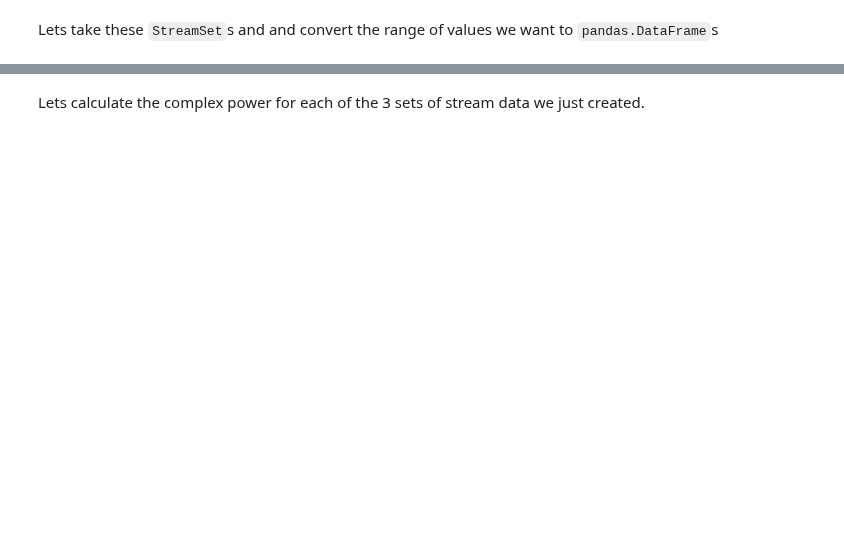
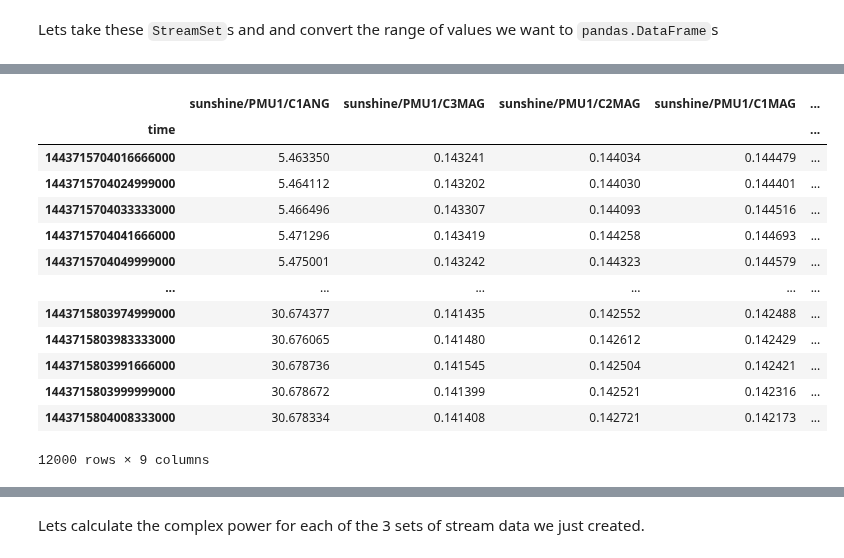
Before and after one commit to PingThingsIO/ni4ai-notebooks, a Jupyter notebook: tutorials/11 - Calculating Complex Power from Sunshine Dataset.ipynb, the cells around one changed output, grey strips where cells are left out. Cells and saved outputs as stored; diff of their text form; code cells hidden in the pictures; blank space fills up the shorter version.

```diff
--- a/tutorials/11 - Calculating Complex Power from Sunshine Dataset.ipynb
+++ b/tutorials/11 - Calculating Complex Power from Sunshine Dataset.ipynb
@@ -165,16 +271,31 @@ Lets convert our magnitude and angles to their complex forms for each combinatio
 # %%
 prefix = "sunshine/PMU1/"
 mag = "MAG"
 ang = "ANG"
 for i in range(1, int(len(pmu1_c) / 2) + 1):
     # convert to radians and unwrap the angles
     pmu1_current_df[f"{prefix}C{i}{ang}"] = np.unwrap(
         np.deg2rad(pmu1_current_df[f"{prefix}C{i}{ang}"][:])
     )
     pmu1_current_df[f"{prefix}{i}_complex_current"] = pmu1_current_df[
         f"{prefix}C{i}{mag}"
     ] * np.exp(1j * pmu1_current_df[f"{prefix}C{i}{ang}"])
-display(pmu1_current_df)
+pmu1_current_df
+# %% [output]
+|  | sunshine/PMU1/C1ANG | sunshine/PMU1/C3MAG | sunshine/PMU1/C2MAG | sunshine/PMU1/C1MAG | ... |
+| time |  |  |  |  | ... |
+| 1443715704016666000 | 5.463350 | 0.143241 | 0.144034 | 0.144479 | ... |
+| 1443715704024999000 | 5.464112 | 0.143202 | 0.144030 | 0.144401 | ... |
+| 1443715704033333000 | 5.466496 | 0.143307 | 0.144093 | 0.144516 | ... |
+| 1443715704041666000 | 5.471296 | 0.143419 | 0.144258 | 0.144693 | ... |
+| 1443715704049999000 | 5.475001 | 0.143242 | 0.144323 | 0.144579 | ... |
+| ... | ... | ... | ... | ... | ... |
+| 1443715803974999000 | 30.674377 | 0.141435 | 0.142552 | 0.142488 | ... |
+| 1443715803983333000 | 30.676065 | 0.141480 | 0.142612 | 0.142429 | ... |
+| 1443715803991666000 | 30.678736 | 0.141545 | 0.142504 | 0.142421 | ... |
+| 1443715803999999000 | 30.678672 | 0.141399 | 0.142521 | 0.142316 | ... |
+| 1443715804008333000 | 30.678334 | 0.141408 | 0.142721 | 0.142173 | ... |
+12000 rows × 9 columns
 # %%
 for i in range(1, int(len(pmu1_voltage_df.columns) / 2) + 1):
     # convert to radians and unwrap the angles
```
Also changed, not shown: parts of 32 cells of this notebook.
